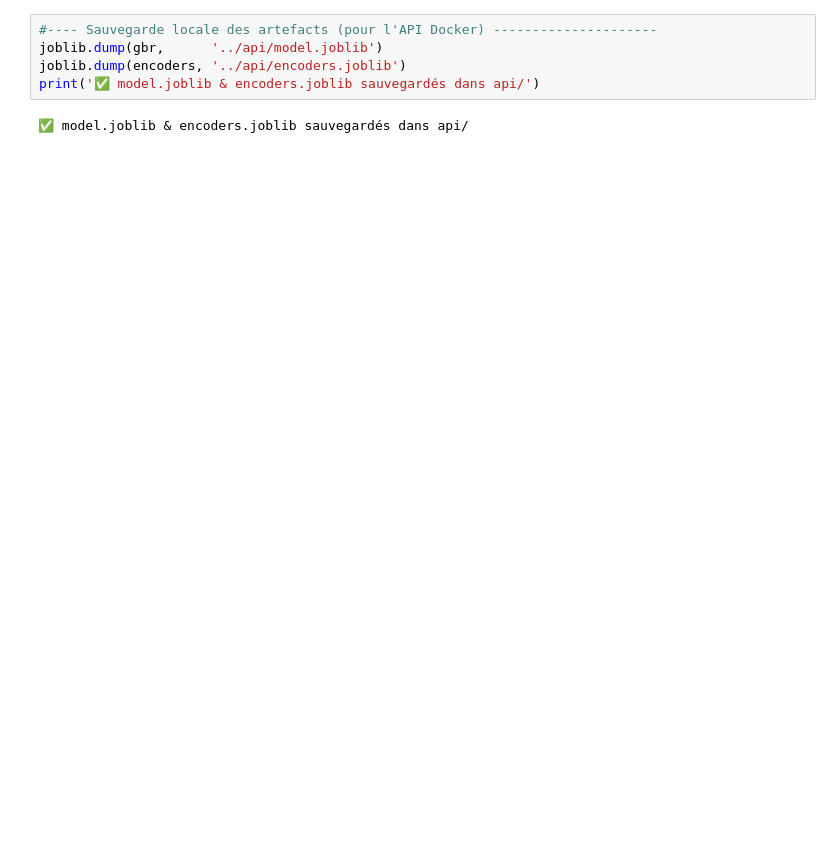
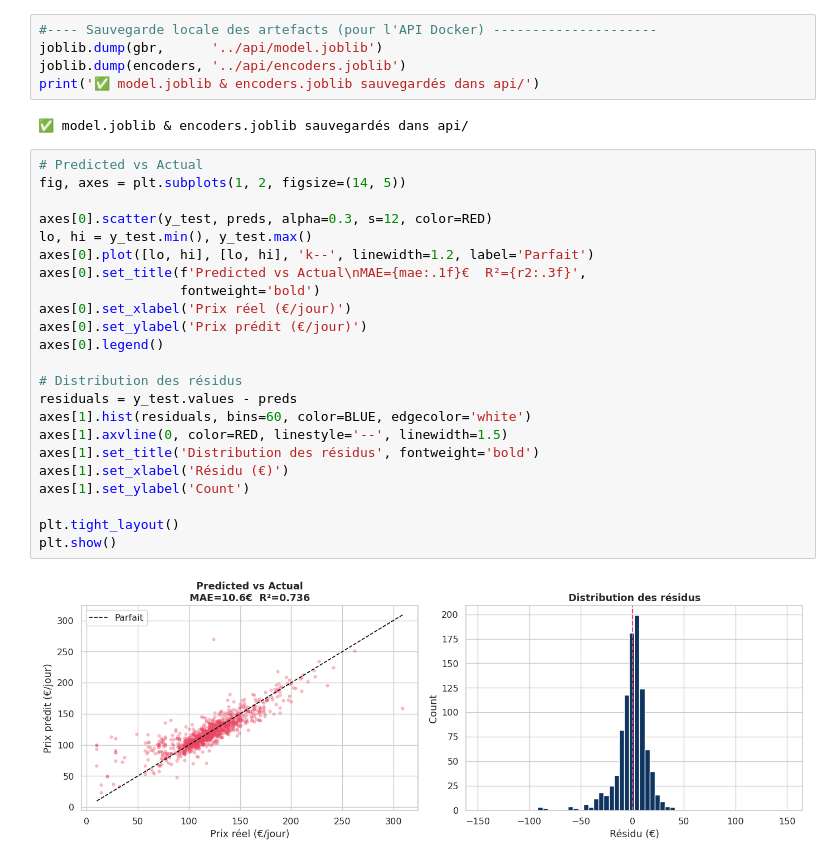
Before and after one commit to Ibra-Ba/getaround, a Jupyter notebook: notebooks/01-Getaround_analysis.ipynb, the cells around one changed output. Saved outputs shown, nothing was run; the diff lists cells and outputs as text; blank space fills up the shorter version.

```diff
--- a/notebooks/01-Getaround_analysis.ipynb
+++ b/notebooks/01-Getaround_analysis.ipynb
@@ -856,3 +856,28 @@ joblib.dump(encoders, '../api/encoders.joblib')
 print('✅ model.joblib & encoders.joblib sauvegardés dans api/')
 # %% [output]
 ✅ model.joblib & encoders.joblib sauvegardés dans api/
+# %%
+# Predicted vs Actual
+fig, axes = plt.subplots(1, 2, figsize=(14, 5))
+
+axes[0].scatter(y_test, preds, alpha=0.3, s=12, color=RED)
+lo, hi = y_test.min(), y_test.max()
+axes[0].plot([lo, hi], [lo, hi], 'k--', linewidth=1.2, label='Parfait')
+axes[0].set_title(f'Predicted vs Actual\nMAE={mae:.1f}€  R²={r2:.3f}',
+                  fontweight='bold')
+axes[0].set_xlabel('Prix réel (€/jour)')
+axes[0].set_ylabel('Prix prédit (€/jour)')
+axes[0].legend()
+
+# Distribution des résidus
+residuals = y_test.values - preds
+axes[1].hist(residuals, bins=60, color=BLUE, edgecolor='white')
+axes[1].axvline(0, color=RED, linestyle='--', linewidth=1.5)
+axes[1].set_title('Distribution des résidus', fontweight='bold')
+axes[1].set_xlabel('Résidu (€)')
+axes[1].set_ylabel('Count')
+
+plt.tight_layout()
+plt.show()
+# %% [output]
+[figure, added]
```
Also changed, not shown: parts of 6 cells of this notebook.
